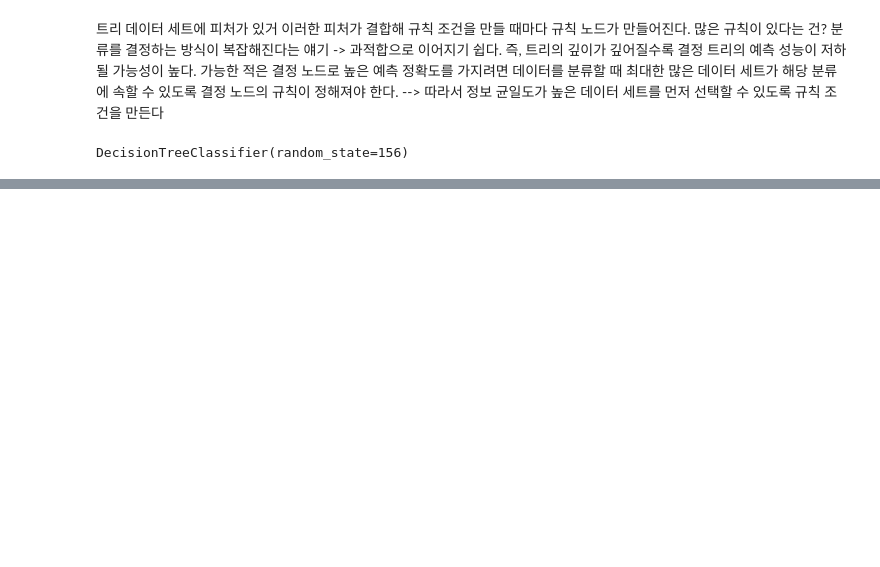
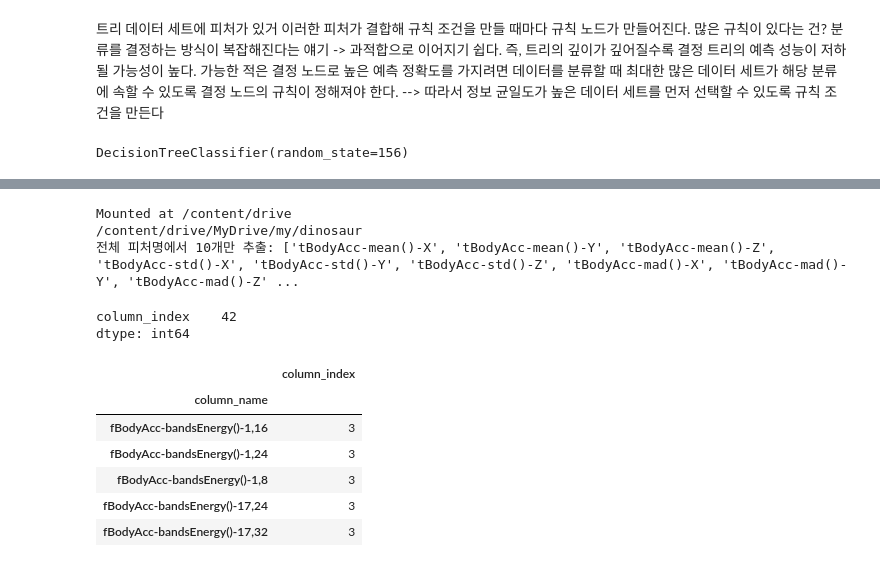
Before and after one commit to bhj8286/dinsosaur_machine_learning_study, a Jupyter notebook: Chapter4/4장_분류.ipynb, the cells around one changed output, grey strips where cells are left out. Saved outputs shown, nothing was run; the diff lists cells and outputs as text; code cells hidden in the pictures; blank space fills up the shorter version.

```diff
--- a/Chapter4/4장_분류.ipynb
+++ b/Chapter4/4장_분류.ipynb
@@ -32,3 +32,38 @@ with open("tree.dot") as f:
 graphviz.Source(dot_graph)
 # %% [output]
 [drawing not drawn]
+# %%
+import numpy as np
+import pandas as pd
+import matplotlib.pyplot as plt
+import seaborn as sns
+%matplotlib inline
+
+# 구글드라이브 마운트
+from google.colab import drive
+drive.mount('/content/drive')
+
+# 작업 경로 변경
+%cd /content/drive/MyDrive/my/dinosaur
+
+feature_name_df = pd.read_csv('human_activity/features.txt', sep='\s+',header=None, names=['column_index', 'column_name'])
+feature_name = feature_name_df.iloc[:, 1].values.tolist()
+print('전체 피처명에서 10개만 추출:', feature_name[:10])
+# %% [output]
+Mounted at /content/drive
+/content/drive/MyDrive/my/dinosaur
+전체 피처명에서 10개만 추출: ['tBodyAcc-mean()-X', 'tBodyAcc-mean()-Y', 'tBodyAcc-mean()-Z', 'tBodyAcc-std()-X', 'tBodyAcc-std()-Y', 'tBodyAcc-std()-Z', 'tBodyAcc-mad()-X', 'tBodyAcc-mad()-Y', 'tBodyAcc-mad()-Z' ...
+# %%
+feature_dup_df = feature_name_df.groupby('column_name').count()
+print(feature_dup_df[feature_dup_df['column_index'] > 1].count())
+feature_dup_df[feature_dup_df['column_index'] > 1].head()
+# %% [output]
+column_index    42
+dtype: int64
+|  | column_index |
+| column_name |  |
+| fBodyAcc-bandsEnergy()-1,16 | 3 |
+| fBodyAcc-bandsEnergy()-1,24 | 3 |
+| fBodyAcc-bandsEnergy()-1,8 | 3 |
+| fBodyAcc-bandsEnergy()-17,24 | 3 |
+| fBodyAcc-bandsEnergy()-17,32 | 3 |
```
Also changed, not shown: parts of 6 cells of this notebook.
